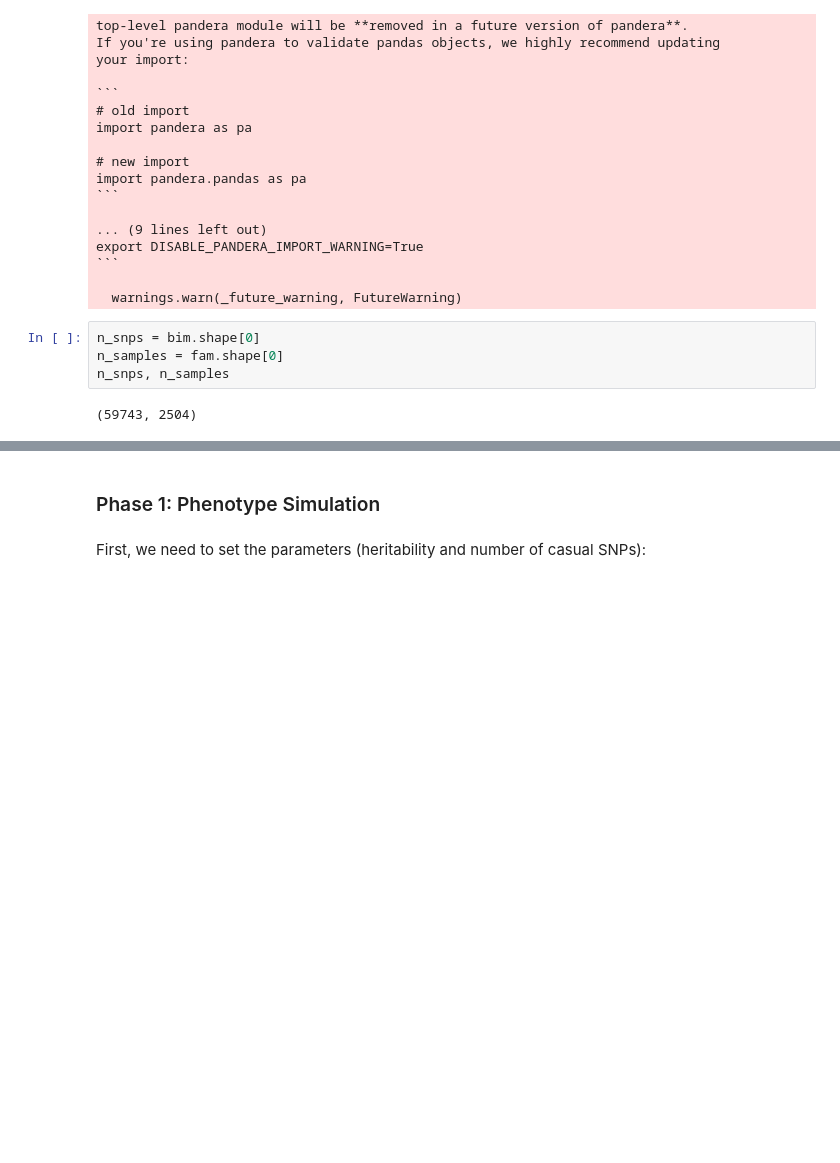
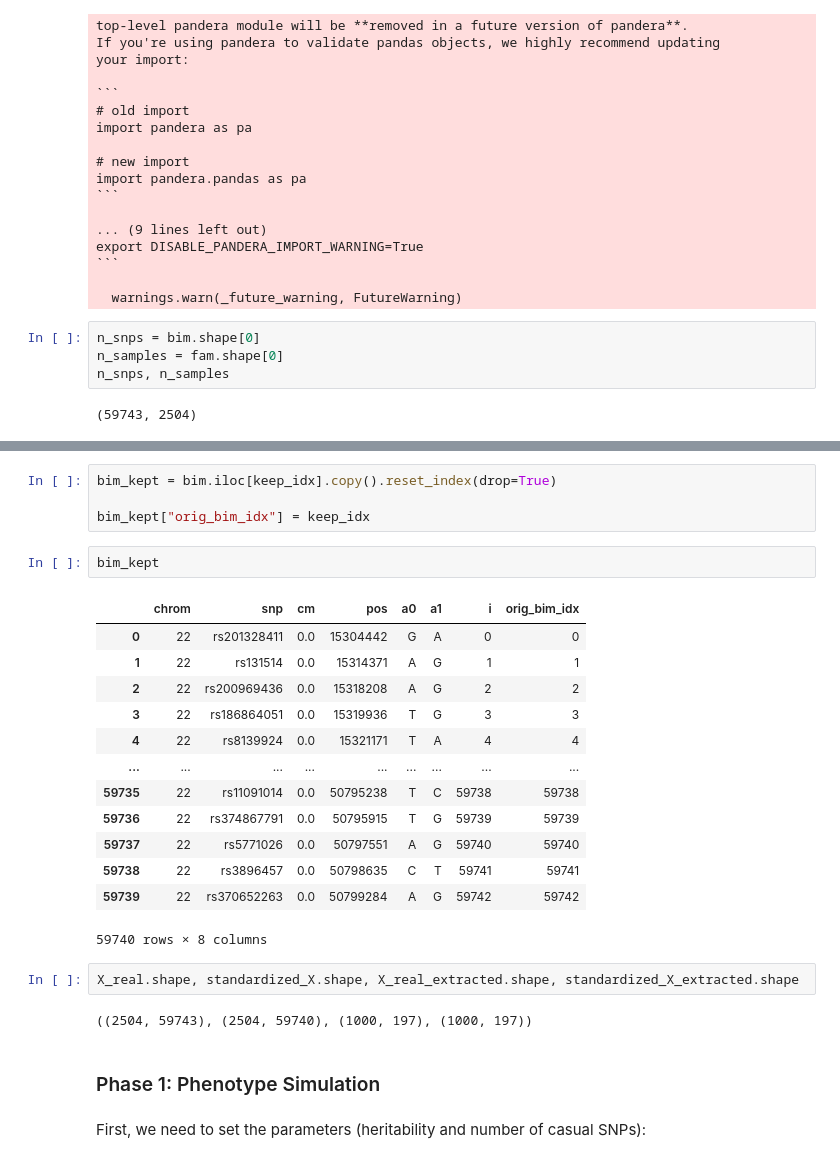
Before and after one commit to sueoglu/gobi_gwas, a Jupyter notebook: oyku/gwas.ipynb, the cells around one changed output, grey strips where cells are left out. Saved outputs shown, nothing was run; the diff lists cells and outputs as text; blank space fills up the shorter version.

```diff
--- a/oyku/gwas.ipynb
+++ b/oyku/gwas.ipynb
@@ -134,3 +171,27 @@ X_real.shape, standardized_X.shape
+# %%
+bim_kept = bim.iloc[keep_idx].copy().reset_index(drop=True)
+
+bim_kept["orig_bim_idx"] = keep_idx
+# %%
+bim_kept
+# %% [output]
+|  | chrom | snp | cm | pos | a0 | a1 | i | orig_bim_idx |
+| 0 | 22 | rs201328411 | 0.0 | 15304442 | G | A | 0 | 0 |
+| 1 | 22 | rs131514 | 0.0 | 15314371 | A | G | 1 | 1 |
+| 2 | 22 | rs200969436 | 0.0 | 15318208 | A | G | 2 | 2 |
+| 3 | 22 | rs186864051 | 0.0 | 15319936 | T | G | 3 | 3 |
+| 4 | 22 | rs8139924 | 0.0 | 15321171 | T | A | 4 | 4 |
+| ... | ... | ... | ... | ... | ... | ... | ... | ... |
+| 59735 | 22 | rs11091014 | 0.0 | 50795238 | T | C | 59738 | 59738 |
+| 59736 | 22 | rs374867791 | 0.0 | 50795915 | T | G | 59739 | 59739 |
+| 59737 | 22 | rs5771026 | 0.0 | 50797551 | A | G | 59740 | 59740 |
+| 59738 | 22 | rs3896457 | 0.0 | 50798635 | C | T | 59741 | 59741 |
+| 59739 | 22 | rs370652263 | 0.0 | 50799284 | A | G | 59742 | 59742 |
+59740 rows × 8 columns
+# %%
+X_real.shape, standardized_X.shape, X_real_extracted.shape, standardized_X_extracted.shape
+# %% [output]
+((2504, 59743), (2504, 59740), (1000, 197), (1000, 197))
 # %% [markdown]
 ### Phase 1: Phenotype Simulation
 # %% [markdown]
```
Also changed, not shown: parts of 24 cells of this notebook.
